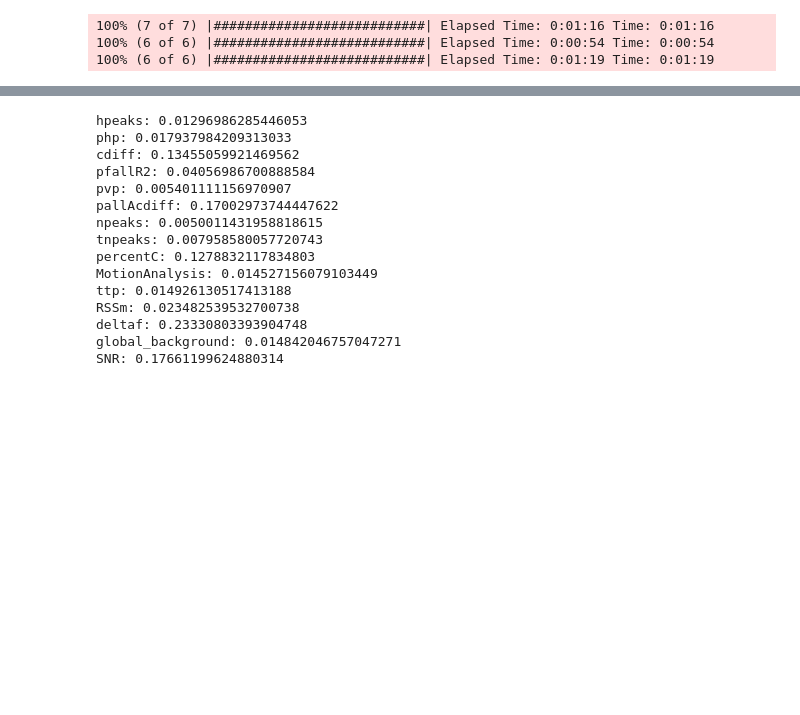
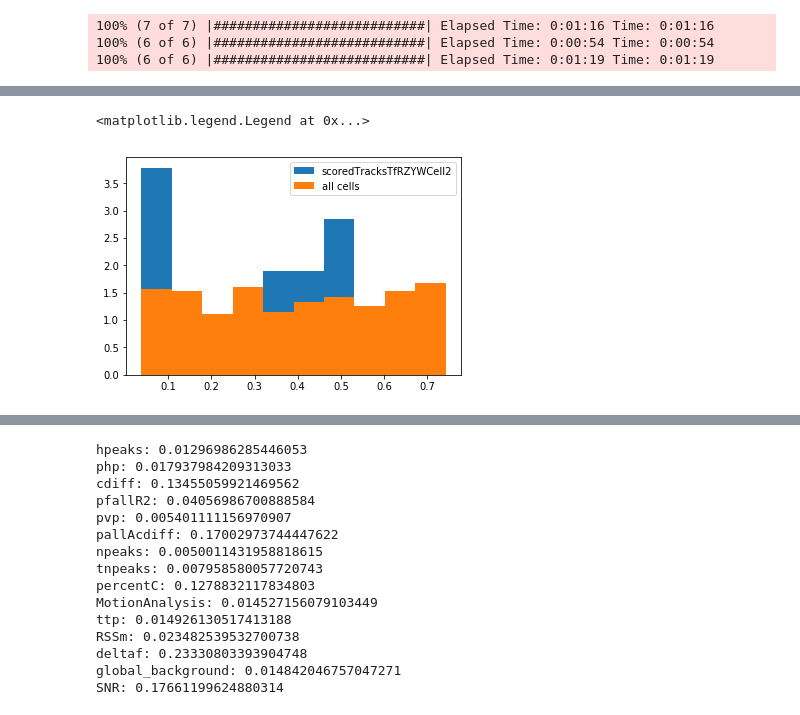
Before and after one commit to exark/puffsAnalysis, a Jupyter notebook: puffsAnalysis.ipynb, the cells around one changed output, grey strips where cells are left out. Cells and saved outputs as stored; diff of their text form; code cells hidden in the pictures; blank space fills up the shorter version.

```diff
--- a/puffsAnalysis.ipynb
+++ b/puffsAnalysis.ipynb
@@ -339,0 +368,2 @@ plt.show
+# %%
+rr_sane = pd.read_csv('rr_sane.csv')
@@ -339,0 +436,7 @@ plt.show
+# %%
+_, bins, _ = plt.hist(rr_sane.loc[(rr_sane['cell'] == 'scoredTracksTfRZYWCell2') & (rr_sane['isPuff'] == 1.), 'proba'],density=True, label = 'scoredTracksTfRZYWCell2')
+plt.hist(rr_sane.loc[(rr_sane['cell'] != 'scoredTracksTfRZYWCell2') & (rr_sane['isPuff'] == 1.), 'proba'],bins = bins, density=True, label = 'all cells')
+plt.legend()
+# %% [output]
+<matplotlib.legend.Legend at 0x...>
+[figure, added]
```
Also changed, not shown: parts of 27 cells of this notebook, 1 other file.
